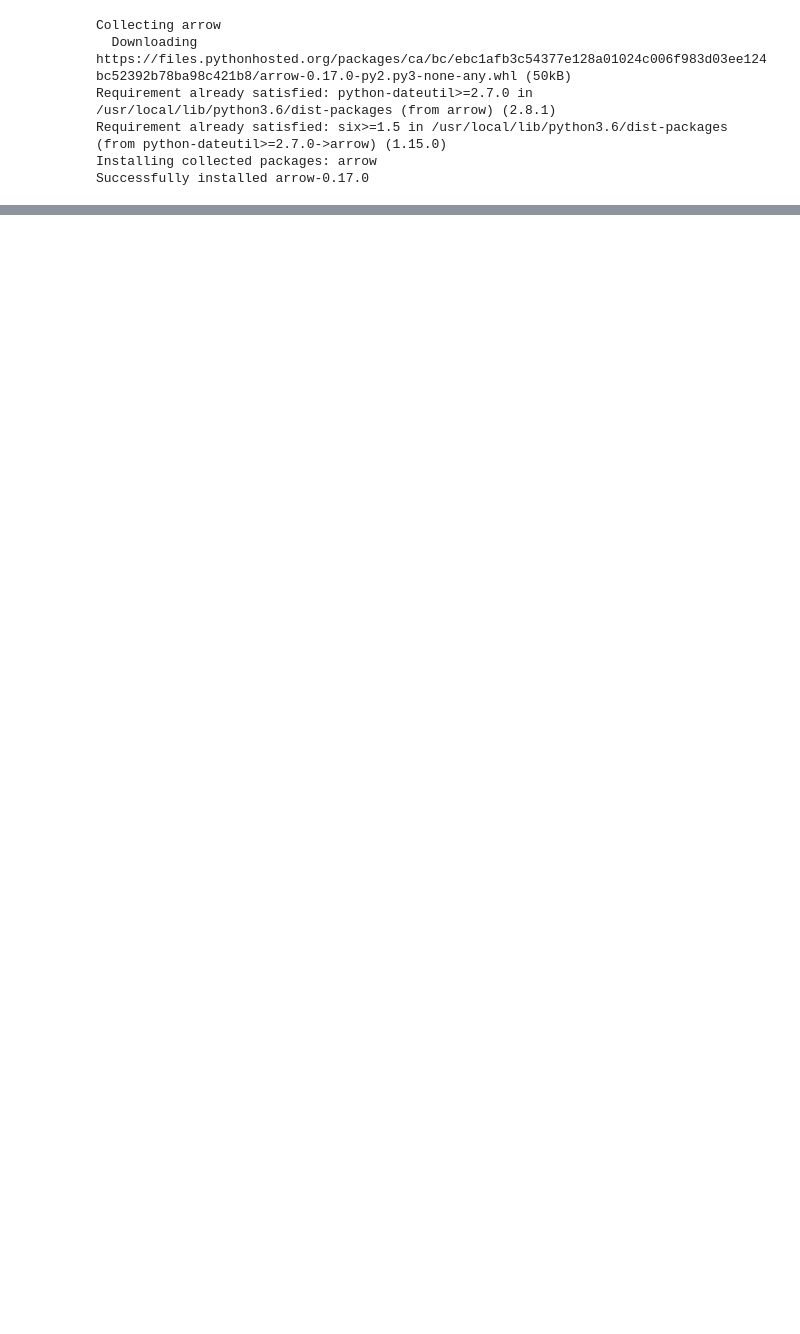
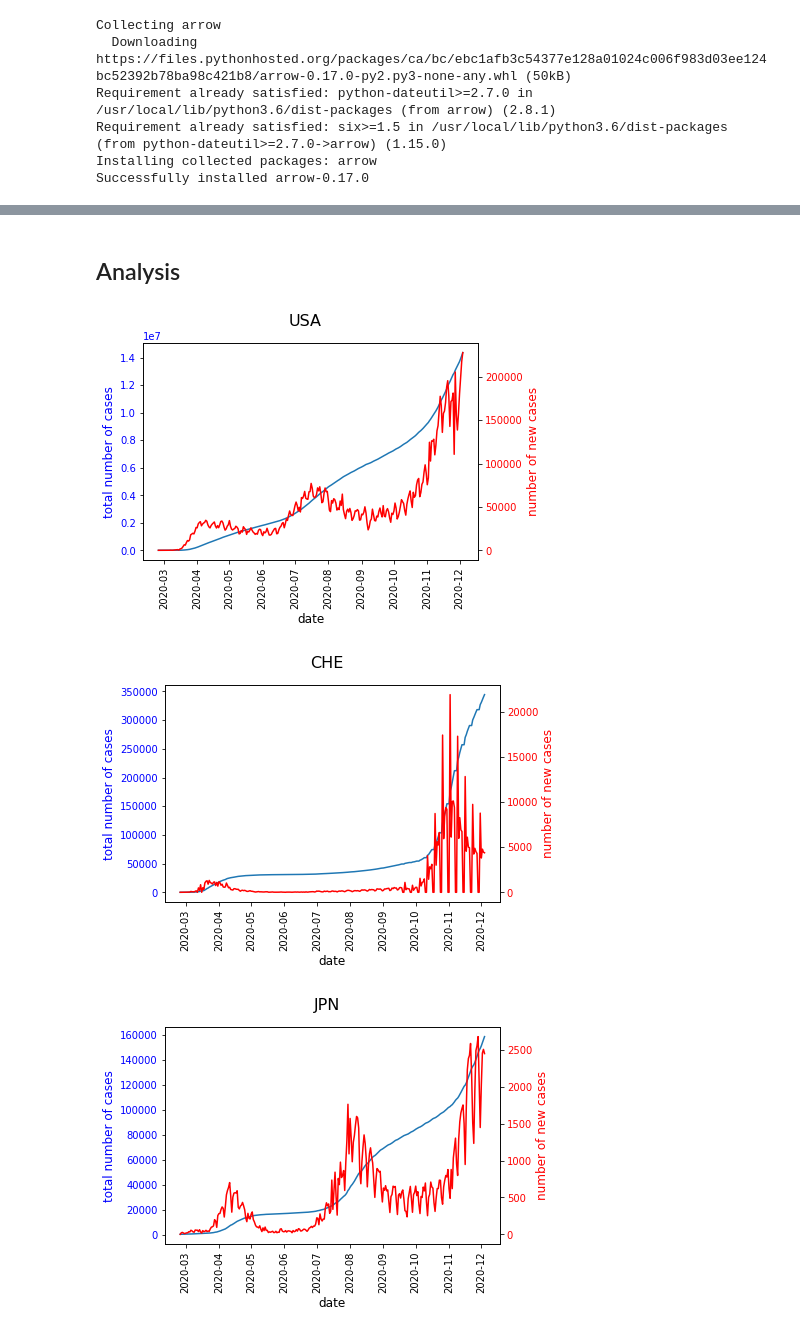
Before and after one commit to anitamezzetti/covid_impact_stocks_volatility, a Jupyter notebook: HienVersion_FinBigData_1.ipynb, the cells around one changed output, grey strips where cells are left out. Cells and saved outputs as stored; diff of their text form; code cells hidden in the pictures; blank space fills up the shorter version.

```diff
--- a/HienVersion_FinBigData_1.ipynb
+++ b/HienVersion_FinBigData_1.ipynb
@@ -54,16 +55,22 @@ import arrow
 # df = df_res[df_res.country.isin(countries_of_interest[:3])].set_index("country")
 # df = pd.concat([df, df_china])
 # %%
+# TODO: we need to decide on a fixed end date!
+
 countries_of_interest = ["USA", "CHE", "JPN", "CHN"]
 
 endpoint = "https://covidapi.info/api/v1" # endpoint that provides JHU data
 start_date = "2020-02-25"
 end_date = arrow.utcnow().shift(days=-1).format("YYYY-MM-DD") # yesterday
-dfs = {}
+dfs = {} # dfs of cumulative confirmed cases
 for country in countries_of_interest:
   query = f"{endpoint}/country/{country}/timeseries/{start_date}/{end_date}"
   res = requests.get(query).json()
   df = pd.DataFrame(res["result"])
   df.index = df["date"]
+  df.drop(columns=["date"])
+  df["date"] = pd.to_datetime(df["date"])
+  df["ts_in_secs"] = df["date"].astype(int)
+  df["new_confirmed"] = df["confirmed"].diff().fillna(0)
   df.to_csv(f"{root}/{country}.csv")
   dfs[country] = df
@@ -86,0 +94,26 @@ dfs["JPN"]
+# %% [markdown]
+## Analysis
+# %%
+# first overview
+for country,df in dfs.items():
+  fig,ax1 = plt.subplots()
+  ax1.plot(df["date"], df["confirmed"])
+  ax1.set_xlabel("date", size=12)
+  ax1.tick_params(labelrotation=90, axis="x")
+  color = "blue"
+  ax1.set_ylabel("total number of cases", color=color, size=12)
+  ax1.tick_params(axis="y", labelcolor=color)
+
+  ax2 = ax1.twinx()
+  color="red"
+  ax2.plot(df["date"], df["new_confirmed"], color=color)
+  ax2.set_ylabel("number of new cases", color=color, size=12)
+  ax2.tick_params(axis="y", labelcolor=color)
+  fig.suptitle(country, size=16)
+
+  #fig.tight_layout()
+  plt.show()
+# %% [output]
+[figure, added]
+[figure, added]
+[figure, added]
```
Also changed, not shown: parts of 8 cells of this notebook.
